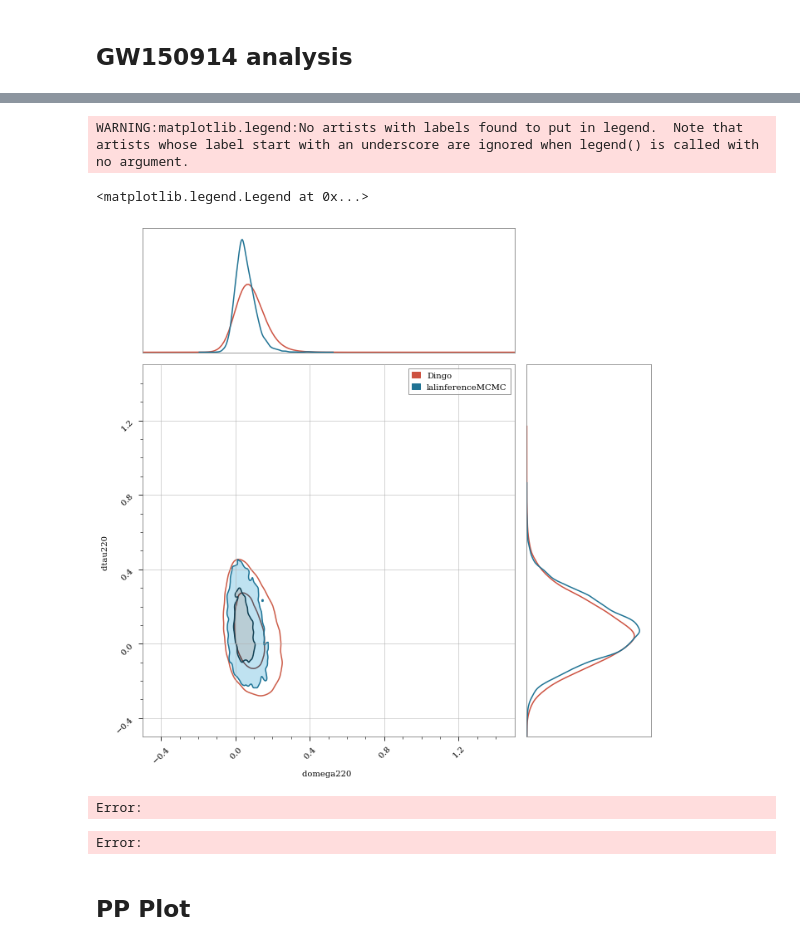
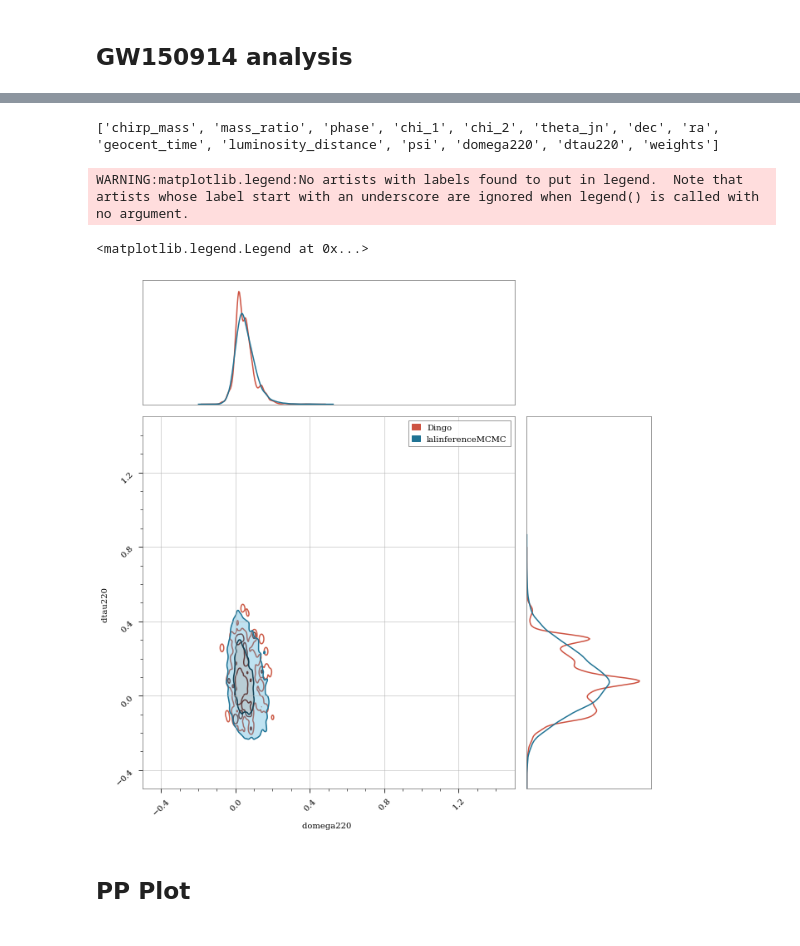
Before and after one commit to nihargupte-ph/dingo-devel-aei, a Jupyter notebook: tutorials/06_tgr/src/network_test.ipynb, the cells around one changed output, grey strips where cells are left out. Saved outputs shown, nothing was run; the diff lists cells and outputs as text; code cells hidden in the pictures.

```diff
--- a/tutorials/06_tgr/src/network_test.ipynb
+++ b/tutorials/06_tgr/src/network_test.ipynb
@@ -101,7 +100,7 @@ Putting posterior model to device cuda.
 injection_generator = injection.Injection.from_posterior_model_metadata(main_pm.metadata)
 
 # Opening up a asd
-asd_dataset = ASDDataset(file_name= "/home/local/nihargupte/dingo-devel/tutorials/03_aligned_spin/datasets/ASDs_new/1024_1/asds_O1.hdf5")
+asd_dataset = ASDDataset(file_name= "/data/nihargupte/datasets/ASDs/2048_1/asds_O1.hdf5")
 asd = asd_dataset.sample_random_asds()
 injection_generator.asd = asd
 injection_generator.whiten = False
@@ -116,12 +115,12 @@ intrinsic_parameters = {
     "mass_ratio": 0.3,
     "chi_1": -0.23,
     "chi_2": 0.2,
-    "domega220": 0.5,
-    "dtau220": 0.5,
+    "domega220": 0,
+    "dtau220": 0,
 }
 
 extrinsic_parameters = {
-    'phase': 3.3,
+    'phase': 0,
     'theta_jn': 0.86,
     'geocent_time': -0.097,
     'luminosity_distance': 450,
@@ -132,6 +131,9 @@ extrinsic_parameters = {
 
 theta = {**intrinsic_parameters, **extrinsic_parameters}
 
+# Investigate injection class
+# Backwards compatability
+main_pm.metadata["dataset_settings"]["waveform_generator"]["spin_conversion_phase"] = 0
 domain = build_domain_from_model_metadata(main_pm.metadata)
 strain_data = injection_generator.injection(theta)
 
@@ -216,5 +211,7 @@ dingo_samples = pd.DataFrame({k:np.array([d[i] for d in dingo_samples]) for i, k
 # Opening up lalinference data
 # lalinference_samples = pd.read_csv("/home/nihargupte.HYPATIA/runs/misc/posterior_samples.dat", sep=r"\t") #GW150914_2/cbcBayes/posterior_samples.dat", sep=r"\t")
 lalinference_samples = pd.read_csv("/home/nihargupte.HYPATIA/runs/GW150914_2/cbcBayes/posterior_samples.dat", sep=r"\t")
-print(lalinference_samples.shape)
+lalinference_samples_2 = pd.read_csv("/home/nihargupte.HYPATIA/runs/GW150914_4/cbcBayes/posterior_samples.dat", sep=r"\t")
+print(lalinference_samples.shape, lalinference_samples_2.shape)
+lalinference_samples = pd.concat([lalinference_samples, lalinference_samples_2])
 # %% [output]
@@ -323,43 +444,69 @@ print(np.sum(weights))
+# %%
+from dingo.gw.inference.gw_samplers import GWSamplerUnconditional
+from dingo.core.samples_dataset import SamplesDataset
+labels = main_pm.metadata["train_settings"]["data"]["inference_parameters"].copy()
+labels.append("weights")
+print(labels)
+# nde_pm = PosteriorModel(
+#     device='cuda',
+#     **{"model_filename": "/data/nihargupte/projects/dingo-devel/tutorials/06_tgr/dumps/GW150914_3/is/nde-1126259462.391.pt"},
+#     load_training_info=False
+# )
+# nde_sampler = GWSamplerUnconditional(model=nde_pm)
+
+with h5py.File("/data/nihargupte/projects/dingo-devel/tutorials/06_tgr/dumps/GW150914_6/is/dingo_samples_weighted.hdf5", "r") as f:
+    a = f["samples"].fields(labels)[:]
+    arr = np.empty((a.shape[0], len(labels)))
+    for i in range(a.shape[0]):
+        arr[i, :] = list(a[i])
+weighted_dingo_samples = pd.DataFrame(arr, columns=labels)
+threshold = 1e-3
+inds = np.where(weighted_dingo_samples["weights"] > threshold)[0]
+# Would have liked to just load the hdf5 file with samples dataset but getting weird syntax error
+# weighted_samples = SamplesDataset(file_name="/data/nihargupte/projects/dingo-devel/tutorials/06_tgr/dumps/GW150914_5/is/dingo_samples_weighted.hdf5")
+# nde_sampler = GWSamplerUnconditional(samples_dataset=weighted_samples)
+# %% [output]
+['chirp_mass', 'mass_ratio', 'phase', 'chi_1', 'chi_2', 'theta_jn', 'dec', 'ra', 'geocent_time', 'luminosity_distance', 'psi', 'domega220', 'dtau220', 'weights']
 # %%
 N = 2
 c = ChainConsumer()
-c.add_chain(sampler.samples[["domega220", "dtau220"]], color=charizard_hex[0], name='dingo', weights=weights) #, weights=sampler.samples["weights"])
+c.add_chain(weighted_dingo_samples[["domega220", "dtau220"]], color=charizard_hex[0], name='dingo', weights=weighted_dingo_samples["weights"])
 # c.add_chain(dingo_kde_samples[["domega220", "dtau220"]], color=charizard_hex[4], name='dingo kde')
 c.add_chain(lalinference_samples[["domega220", "dtau220"]], color=charizard_hex[3], name='lalinferenceMCMC', weights=None)
 # c.add_chain(tgr_results_150914[["domega220", "dtau220"]], color='k', name='tgr paper')
 c.configure(
     linestyles=["-"] * N,
     linewidths=[1.5] * N,
     sigmas=[np.sqrt(2) * scipy.special.erfinv(x) for x in [.50, .90]],
     shade=[False] + [True] * (N - 1),
     shade_alpha=0.3,
     bar_shade=False,
     # color_params="weights",
     label_font_size=10,
     tick_font_size=10,
     usetex=False,
     legend_kwargs={"fontsize": 30},
-    # kde=0.7,
+    kde=0.7,
 )
 
 fig = c.plotter.plot(extents={"domega220":(-0.5, 1.5), "dtau220":(-0.5, 1.5)})
 fig.set_size_inches(10, 10)
 ax = fig.axes[2]
 ax.minorticks_on()
 # ax.scatter(dingo_kde_samples["domega220"], dingo_kde_samples["dtau220"], color=charizard_hex[4], s=1)
 # ax.scatter(lalinference_samples["domega220"], lalinference_samples["dtau220"], color=charizard_hex[3], s=1)
 # ax.plot(tgr_paper_150914["df220"], tgr_paper_150914["dtau220"], c='k', label="from TGR paper")
 ax.legend()
 
 dingo_patch = mpatches.Patch(color=charizard_hex[0], label='Dingo')
 # paper_patch = mpatches.Patch(color='k', label="from TGR paper")
 lalmcmc_patch = mpatches.Patch(color=charizard_hex[3], label="lalinferenceMCMC")
 ax.legend(handles=[dingo_patch, lalmcmc_patch])
-# fig.savefig("/home/local/nihargupte/dingo-devel/tutorials/06_tgr/plots/TGR_comparison_2048_epoch21.png")
+# fig.savefig("/data/nihargupte/projects/dingo-devel/tutorials/06_tgr/plots/TGR_comparison_2048_weighted.png")
 # %% [output]
 WARNING:matplotlib.legend:No artists with labels found to put in legend.  Note that artists whose label start with an underscore are ignored when legend() is called with no argument.
 <matplotlib.legend.Legend at 0x...>
-[figure, old version]
+[figure, new version]
 # %%
 lalinference_samples["mass_ratio"] = bilby.gw.conversion.component_masses_to_mass_ratio(lalinference_samples["m1"], lalinference_samples["m2"])
 lalinference_samples["chirp_mass"] = bilby.gw.conversion.component_masses_to_chirp_mass(lalinference_samples["m1"], lalinference_samples["m2"])
@@ -367,8 +514,8 @@ lalinference_samples = lalinference_samples.rename(columns={"dist":"luminosity_d
 # Entire Corner Plot
 N = 2
 c = ChainConsumer()
-c.add_chain(lalinference_samples[list(dingo_samples.keys())], color=charizard_hex[3], name='lalinference_mcmc')
-c.add_chain(sampler.samples, color=charizard_hex[0], name='dingo')
+c.add_chain(lalinference_samples[main_pm.metadata["train_settings"]["data"]["inference_parameters"]], color=charizard_hex[3], name='lalinference_mcmc')
+c.add_chain(weighted_dingo_samples[main_pm.metadata["train_settings"]["data"]["inference_parameters"]], color=charizard_hex[0], name='dingo', weights=weighted_dingo_samples["weights"])
 c.configure(
     linestyles=["-"] * N,
     linewidths=[1.5] * N,
@@ -380,13 +527,11 @@ c.configure(
     tick_font_size=10,
     usetex=False,
     legend_kwargs={"fontsize": 30},
-    kde=0.7
+    # kde=0.7
 )
 
 c.plotter.plot()
+plt.savefig("/data/nihargupte/projects/dingo-devel/tutorials/06_tgr/plots/full_PE_weighted.png")
-# %% [output]
-Error:
-Error:
 # %% [markdown]
 PP Plot
 -------
```
Also changed, not shown: parts of 28 cells of this notebook, 2 other files.
